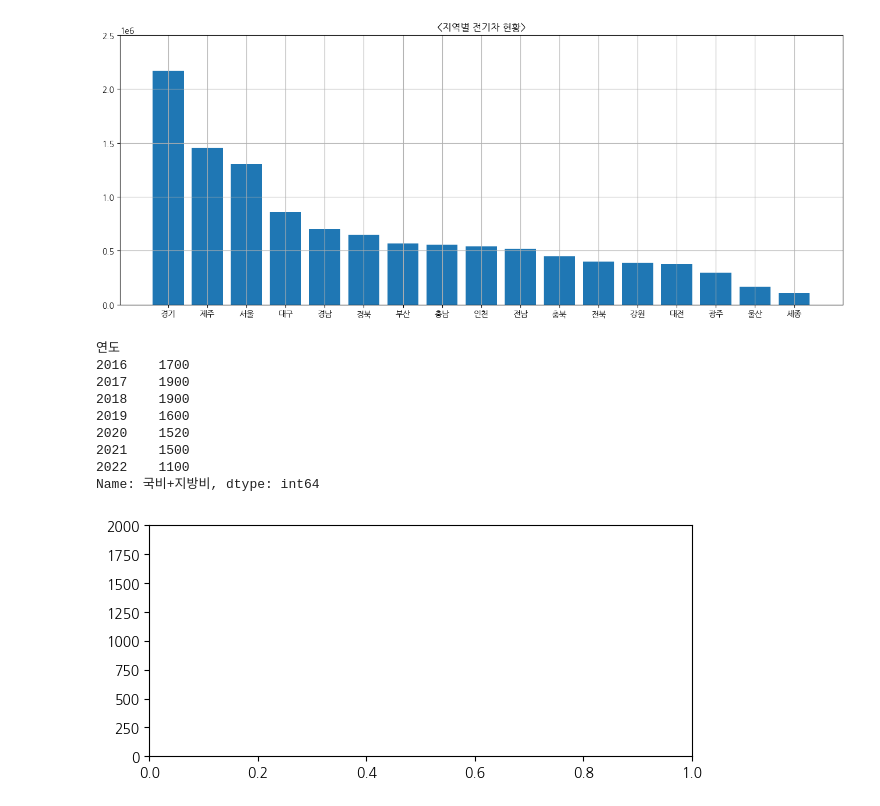
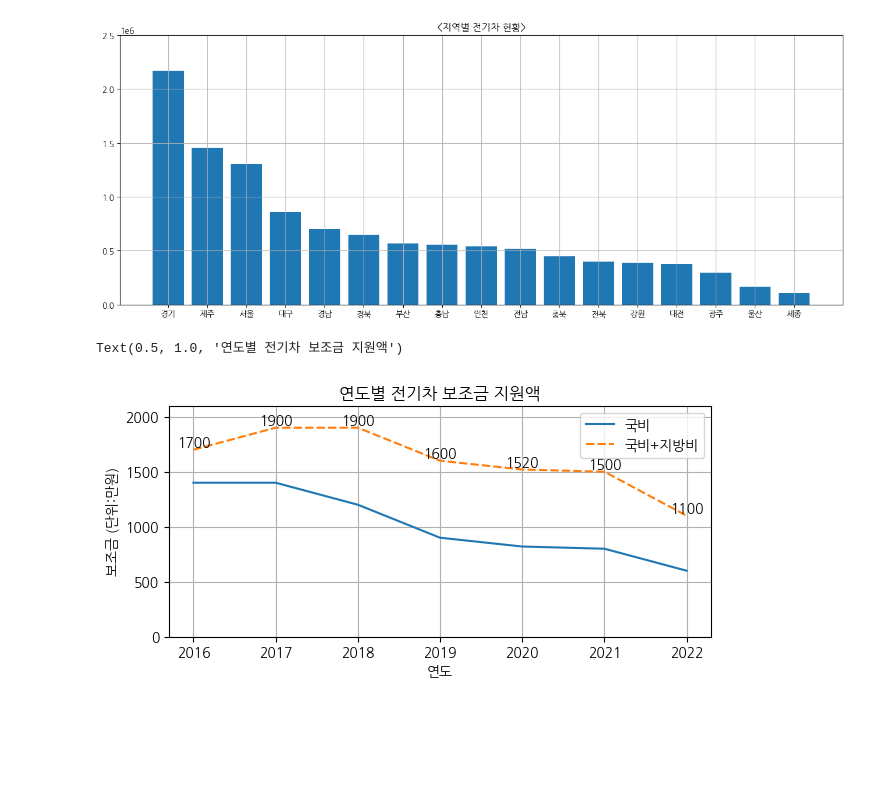
Before and after one commit to sw0296/Python-, a Jupyter notebook: 데이터 분석 프로젝트.ipynb, the cells around one changed output. Saved outputs shown, nothing was run; the diff lists cells and outputs as text; code cells hidden in the pictures; blank space fills up the shorter version.

```diff
--- a/데이터 분석 프로젝트.ipynb
+++ b/데이터 분석 프로젝트.ipynb
@@ -198,38 +198,30 @@ plt.grid(True)
 # %%
 import pandas as pd
 import matplotlib.pyplot as plt
 import seaborn as sns
-plt.figure(figsize=(7,3))
-plt.ylim([0,2000])
+plt.figure(figsize=(7, 3))
+plt.ylim([0,2100])
 
 car_money = pd.read_csv("C:\\코딩온\\프로젝트\\연도별 전기차 보조금 지원액.csv", index_col=0 ,encoding='cp949')
-#sns.lineplot(data = car_money)
+sns.lineplot(data = car_money)
 
 money_total=car_money["국비+지방비"]
 
-# #enumerate 와 plt.text 함수를 사용하여 데이터 포인트에 해당하는 값을 그래프 상에 표시
-# for i, value in enumerate(car_total):                       #enumerate는 반복가는한 객체(car_total시리즈)의 인덱스와 값을 반환/ i는 인덱스 value는 값
-#     #plt.text함수를 이용하여 텍스트를 그래프에 추가한다.
-#     plt.text(car_total.index[i], value, str(value), ha='right', va='bottom')
-#     #'car_total.index[i]' : x좌표로 해당 데이터 포인트의 인덱스를 사용
-#     #'value' : y좌표로 해당 데이터 포인트의 값을 사용
-#     #'str(value)' : 텍스트로 표시할 내용은 데이터 포인트의 값
-#     #'ha='center' : 텍스트의 가로 정렬을 중앙으로 설정 # 난 right로 바꿧다
-#     #'va='bottom' : 텍스트의 세로 정렬을 아래쪽으로 설정
+ #enumerate 와 plt.text 함수를 사용하여 데이터 포인트에 해당하는 값을 그래프 상에 표시
+for i, value in enumerate(money_total):                       #enumerate는 반복가는한 객체(car_total시리즈)의 인덱스와 값을 반환/ i는 인덱스 value는 값
+     #plt.text함수를 이용하여 텍스트를 그래프에 추가한다.
+    plt.text(money_total.index[i], value, str(value), ha='center', va='bottom')
+     #'car_total.index[i]' : x좌표로 해당 데이터 포인트의 인덱스를 사용
+     #'value' : y좌표로 해당 데이터 포인트의 값을 사용
+     #'str(value)' : 텍스트로 표시할 내용은 데이터 포인트의 값
+     #'ha='center' : 텍스트의 가로 정렬을 중앙으로 설정 # 난 right로 바꿧다
+     #'va='bottom' : 텍스트의 세로 정렬을 아래쪽으로 설정
 
 
 
-# plt.grid(True)
-# plt.ylabel("보조금 (단위:만원)")
-# plt.title("연도별 전기차 보조금 지원액")
+plt.grid(True)
+plt.ylabel("보조금 (단위:만원)")
+plt.title("연도별 전기차 보조금 지원액")
 # %% [output]
-연도
-2016    1700
-2017    1900
-2018    1900
-2019    1600
-2020    1520
-2021    1500
-2022    1100
-Name: 국비+지방비, dtype: int64
+Text(0.5, 1.0, '연도별 전기차 보조금 지원액')
-[figure, old version]
+[figure, new version]
```
